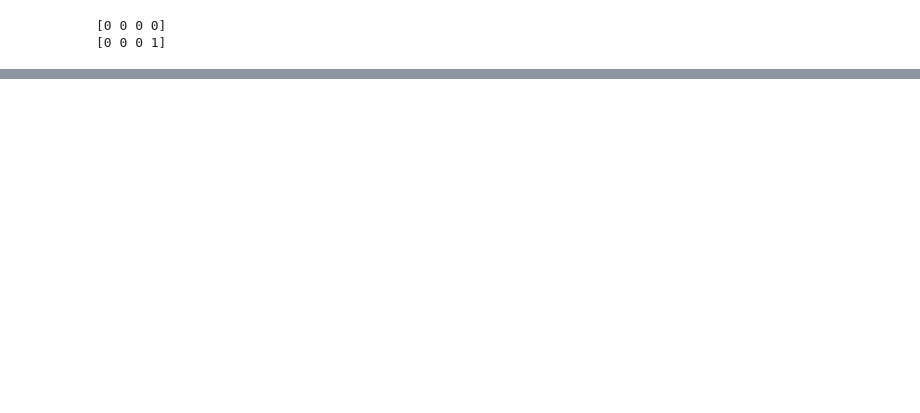
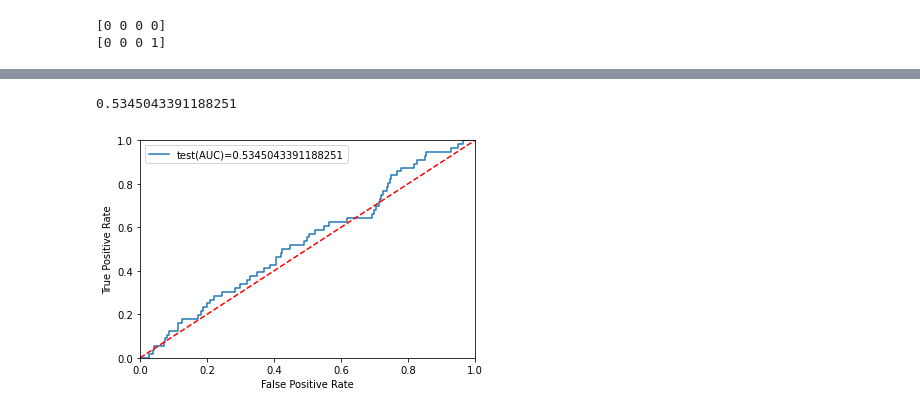
Before and after one commit to urmisen/research_work_DeepGlut, a Jupyter notebook: CNN_glutarylation_without_oversampling.ipynb, the cells around one changed output, grey strips where cells are left out. Saved outputs shown, nothing was run; the diff lists cells and outputs as text; code cells hidden in the pictures; blank space fills up the shorter version.

```diff
--- a/CNN_glutarylation_without_oversampling.ipynb
+++ b/CNN_glutarylation_without_oversampling.ipynb
@@ -47,8 +73,8 @@ X_train=np.array(NP_list)
 # %%
 #Load the test data
 np_list=[]
-x=pd.read_csv('/Users/urmis/Documents/Thesis/Glutarilation/test_Binary_Encoding.csv').Image_Array
-y=pd.read_csv('/Users/urmis/Documents/Thesis/Glutarilation/test_Binary_Encoding.csv').Acetylation
+x=pd.read_csv('/content/drive/My Drive/Glutarylation/test_Binary_Encoding.csv').Image_Array
+y=pd.read_csv('/content/drive/My Drive/Glutarylation/test_Binary_Encoding.csv').Glutarylation
 y_test=np.array(y)
 print(y_test[0])
 for i in x:
@@ -242,0 +324,29 @@ Test results - Loss: 0.21330169478609953 - Accuracy: 95.22994130324945%
+# %%
+from sklearn.metrics import roc_curve
+from sklearn.metrics import roc_auc_score
+lr_probs = model.predict_proba(X_test)
+lr_probs = lr_probs[:, 1]
+lr_auc = roc_auc_score(y_test, lr_probs)
+print(lr_auc)
+# %% [output]
+0.5345043391188251
+# %%
+from matplotlib import pyplot
+# calculate roc curves
+fpr, tpr, _ = roc_curve(y_test, lr_probs)
+test_fpr, test_tpr, _ = roc_curve(y_test, lr_probs)
+
+# plot the roc curve for the model
+# axis labels
+pyplot.xlabel('False Positive Rate')
+pyplot.ylabel('True Positive Rate')
+pyplot.plot(test_fpr,test_tpr,label="test(AUC)="+str(lr_auc))
+# show the legend
+pyplot.plot([0, 1], [0, 1],'r--')
+pyplot.xlim([0, 1])
+pyplot.ylim([0, 1])
+pyplot.legend()
+# show the plot
+pyplot.show()
+# %% [output]
+[figure, added]
```
Also changed, not shown: parts of 16 cells of this notebook.
